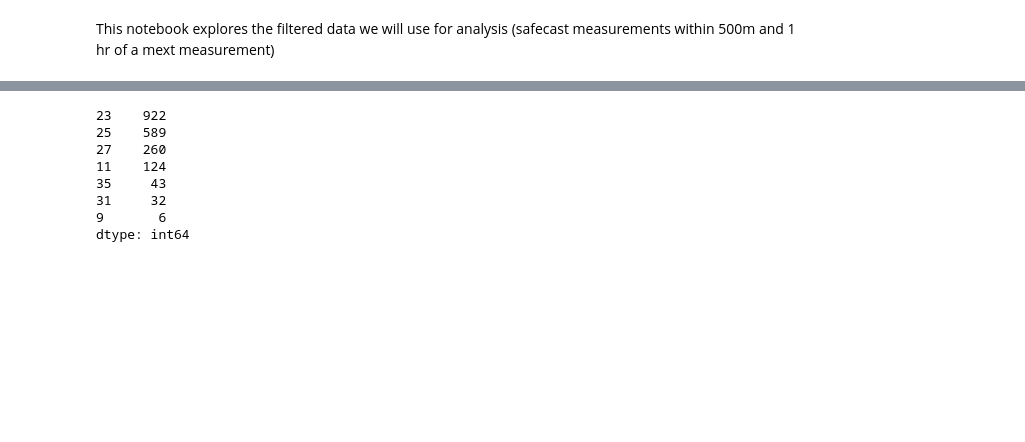
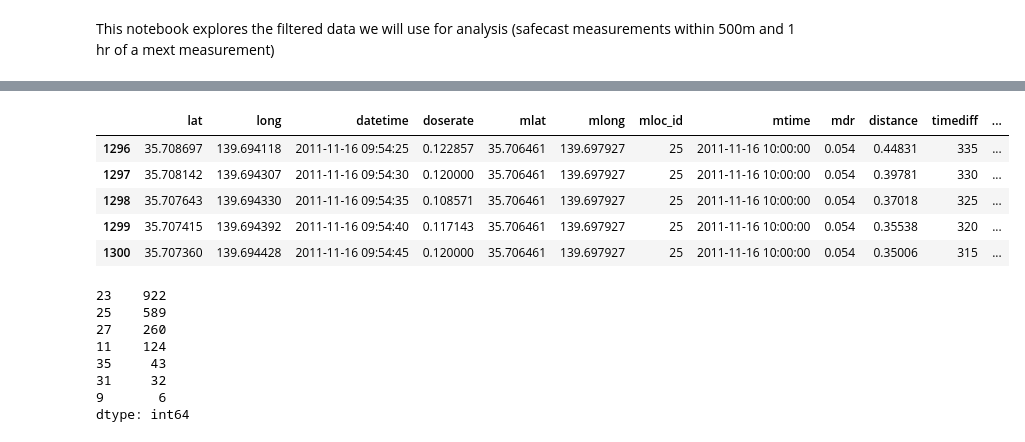
Before and after one commit to fdac15/fukushima, a Jupyter notebook: analysis_filtered_explore.ipynb, the cells around one changed output, grey strips where cells are left out. Drawn from its saved outputs; the diff is of its cells as text; code cells hidden in the pictures; blank space fills up the shorter version.

```diff
--- a/analysis_filtered_explore.ipynb
+++ b/analysis_filtered_explore.ipynb
@@ -7,3 +12,12 @@ df = pd.read_csv('combined_500m_1hr.csv')
+# %%
+df[df.mloc_id==25].head()
+# %% [output]
+|  | lat | long | datetime | doserate | mlat | mlong | mloc_id | mtime | mdr | distance | timediff | ... |
+| 1296 | 35.708697 | 139.694118 | 2011-11-16 09:54:25 | 0.122857 | 35.706461 | 139.697927 | 25 | 2011-11-16 10:00:00 | 0.054 | 0.44831 | 335 | ... |
+| 1297 | 35.708142 | 139.694307 | 2011-11-16 09:54:30 | 0.120000 | 35.706461 | 139.697927 | 25 | 2011-11-16 10:00:00 | 0.054 | 0.39781 | 330 | ... |
+| 1298 | 35.707643 | 139.694330 | 2011-11-16 09:54:35 | 0.108571 | 35.706461 | 139.697927 | 25 | 2011-11-16 10:00:00 | 0.054 | 0.37018 | 325 | ... |
+| 1299 | 35.707415 | 139.694392 | 2011-11-16 09:54:40 | 0.117143 | 35.706461 | 139.697927 | 25 | 2011-11-16 10:00:00 | 0.054 | 0.35538 | 320 | ... |
+| 1300 | 35.707360 | 139.694428 | 2011-11-16 09:54:45 | 0.120000 | 35.706461 | 139.697927 | 25 | 2011-11-16 10:00:00 | 0.054 | 0.35006 | 315 | ... |
 # %%
 df.mloc_id.value_counts()
 # %% [output]
```
Also changed, not shown: parts of 2 cells of this notebook, 3 other files.
